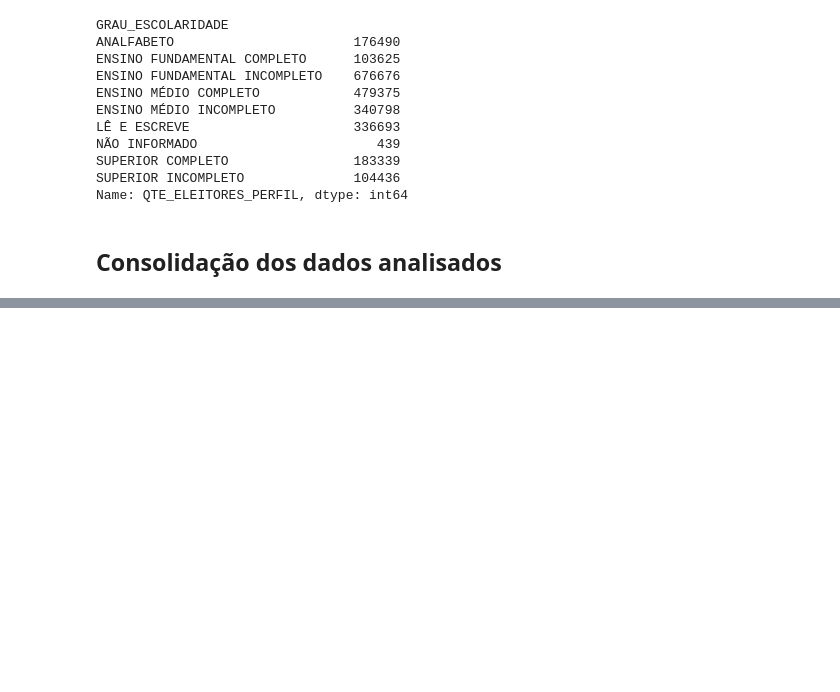
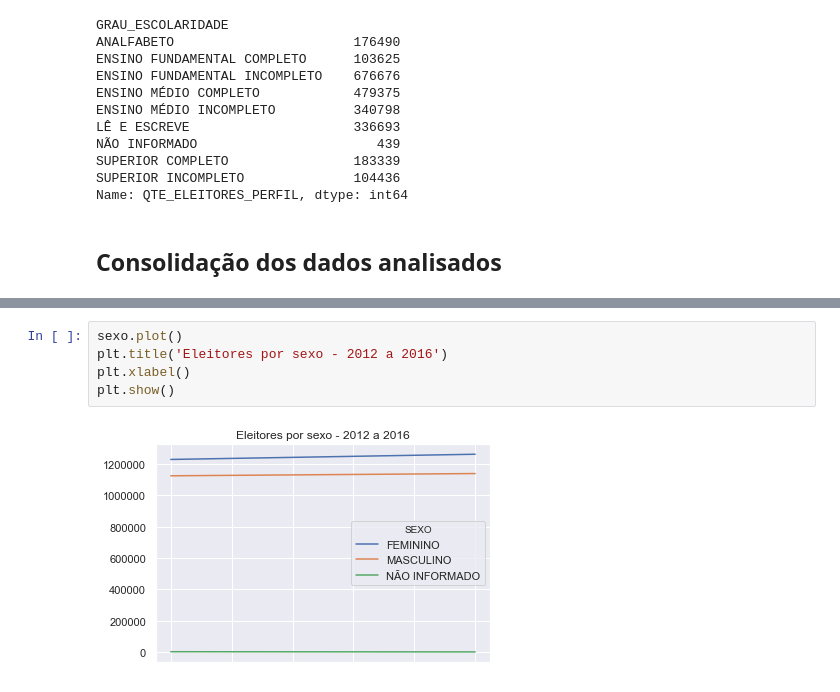
Before and after one commit to ecalasans/tse_dados_abertos, a Jupyter notebook: perfilEleitorado.ipynb, the cells around one changed output, grey strips where cells are left out. Saved outputs shown, nothing was run; the diff lists cells and outputs as text; blank space fills up the shorter version.

```diff
--- a/perfilEleitorado.ipynb
+++ b/perfilEleitorado.ipynb
@@ -165,0 +178,7 @@ escolaridade = pd.DataFrame({'2012' : grau_esc_df2012, '2016' : grau_esc_df2016}
+# %%
+sexo.plot()
+plt.title('Eleitores por sexo - 2012 a 2016')
+plt.xlabel()
+plt.show()
+# %% [output]
+[figure, added]
```
Also changed, not shown: parts of 4 cells of this notebook.
